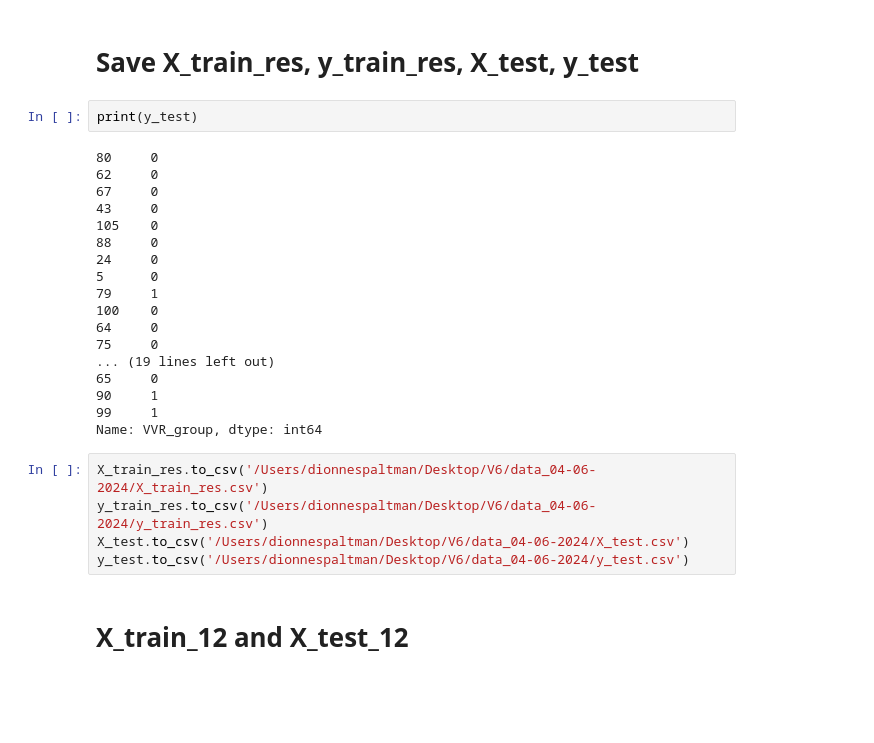
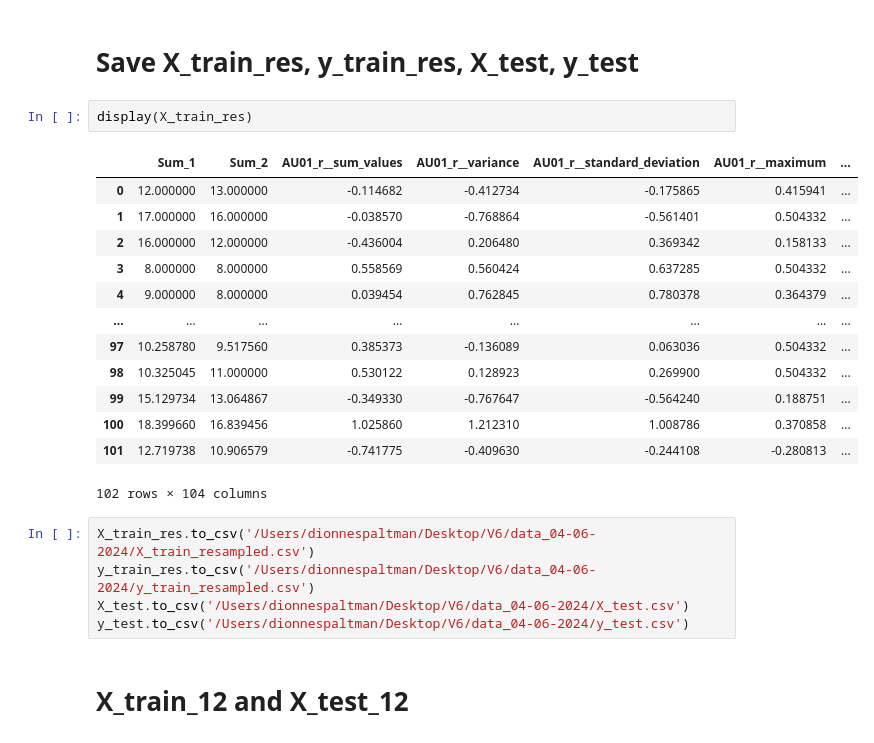
Before and after one commit to DionneSpaltman/predicting_VVR, a Jupyter notebook: models/preparing_data.ipynb, the cells around one changed output. Saved outputs shown, nothing was run; the diff lists cells and outputs as text; blank space fills up the shorter version.

```diff
--- a/models/preparing_data.ipynb
+++ b/models/preparing_data.ipynb
@@ -234,29 +222,25 @@ print("Class weights:", class_weights)
 Class weights: {0: 0.7549019607843137, 1: 1.4807692307692308}
 # %% [markdown]
 # Save X_train_res, y_train_res, X_test, y_test
-# %%
-print(y_test)
-# %% [output]
-80     0
-62     0
-67     0
-43     0
-105    0
-88     0
-24     0
-5      0
-79     1
-100    0
-64     0
-75     0
-... (19 lines left out)
-65     0
-90     1
-99     1
-Name: VVR_group, dtype: int64
+# %%
+display(X_train_res)
+# %% [output]
+|  | Sum_1 | Sum_2 | AU01_r__sum_values | AU01_r__variance | AU01_r__standard_deviation | AU01_r__maximum | ... |
+| 0 | 12.000000 | 13.000000 | -0.114682 | -0.412734 | -0.175865 | 0.415941 | ... |
+| 1 | 17.000000 | 16.000000 | -0.038570 | -0.768864 | -0.561401 | 0.504332 | ... |
+| 2 | 16.000000 | 12.000000 | -0.436004 | 0.206480 | 0.369342 | 0.158133 | ... |
+| 3 | 8.000000 | 8.000000 | 0.558569 | 0.560424 | 0.637285 | 0.504332 | ... |
+| 4 | 9.000000 | 8.000000 | 0.039454 | 0.762845 | 0.780378 | 0.364379 | ... |
+| ... | ... | ... | ... | ... | ... | ... | ... |
+| 97 | 10.258780 | 9.517560 | 0.385373 | -0.136089 | 0.063036 | 0.504332 | ... |
+| 98 | 10.325045 | 11.000000 | 0.530122 | 0.128923 | 0.269900 | 0.504332 | ... |
+| 99 | 15.129734 | 13.064867 | -0.349330 | -0.767647 | -0.564240 | 0.188751 | ... |
+| 100 | 18.399660 | 16.839456 | 1.025860 | 1.212310 | 1.008786 | 0.370858 | ... |
+| 101 | 12.719738 | 10.906579 | -0.741775 | -0.409630 | -0.244108 | -0.280813 | ... |
+102 rows × 104 columns
 # %%
-X_train_res.to_csv('/Users/dionnespaltman/Desktop/V6/data_04-06-2024/X_train_res.csv')
-y_train_res.to_csv('/Users/dionnespaltman/Desktop/V6/data_04-06-2024/y_train_res.csv')
+X_train_res.to_csv('/Users/dionnespaltman/Desktop/V6/data_04-06-2024/X_train_resampled.csv')
+y_train_res.to_csv('/Users/dionnespaltman/Desktop/V6/data_04-06-2024/y_train_resampled.csv')
 X_test.to_csv('/Users/dionnespaltman/Desktop/V6/data_04-06-2024/X_test.csv')
 y_test.to_csv('/Users/dionnespaltman/Desktop/V6/data_04-06-2024/y_test.csv')
 # %% [markdown]
```
Also changed, not shown: parts of 9 cells of this notebook, 1 other file.
